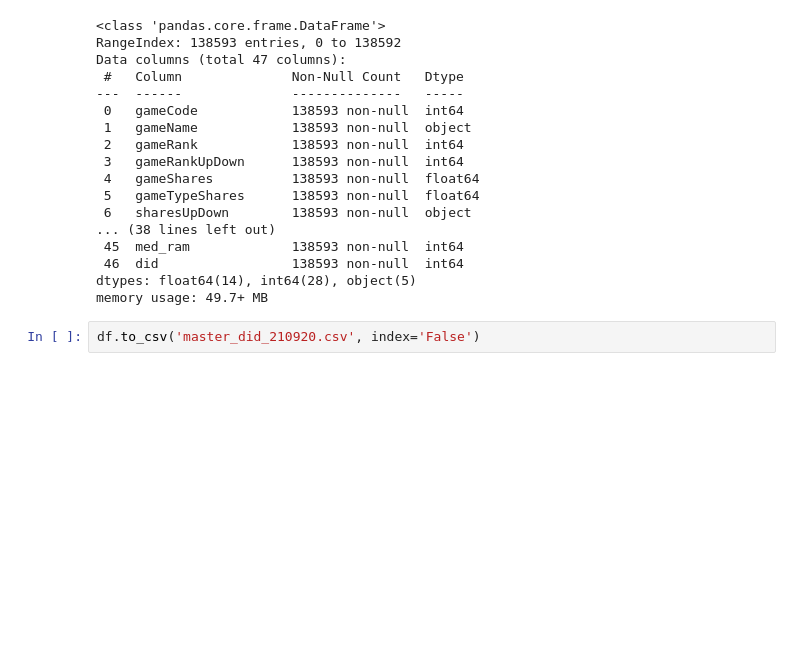
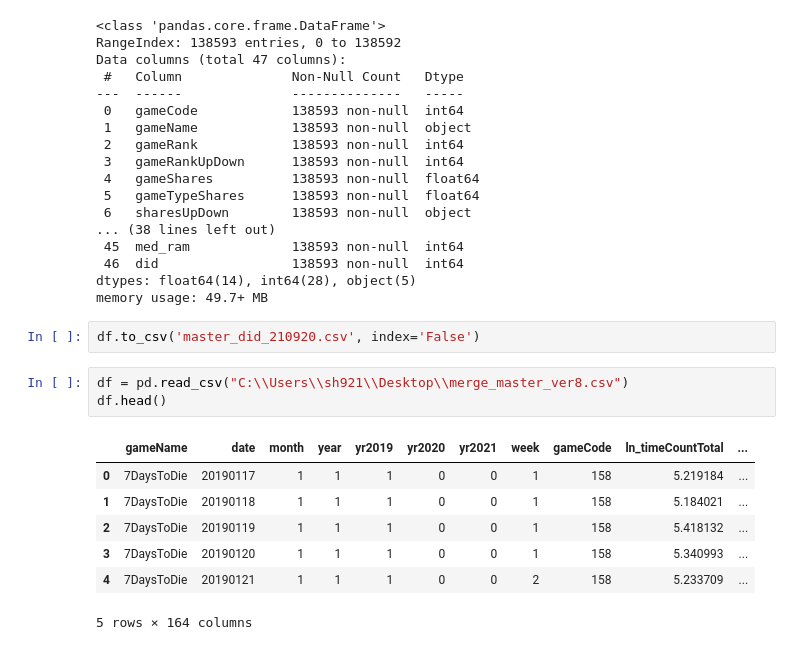
Before and after one commit to suhyeonnnnn/TopicModeling, a Jupyter notebook: Preprocessing.ipynb, the cells around one changed output. Cells and saved outputs as stored; diff of their text form; blank space fills up the shorter version.

```diff
--- a/Preprocessing.ipynb
+++ b/Preprocessing.ipynb
@@ -1288,3 +1288,14 @@ dtypes: float64(14), int64(28), object(5)
 memory usage: 49.7+ MB
 # %%
 df.to_csv('master_did_210920.csv', index='False')
+# %%
+df = pd.read_csv("C:\\Users\\sh921\\Desktop\\merge_master_ver8.csv")
+df.head()
+# %% [output]
+|  | gameName | date | month | year | yr2019 | yr2020 | yr2021 | week | gameCode | ln_timeCountTotal | ... |
+| 0 | 7DaysToDie | 20190117 | 1 | 1 | 1 | 0 | 0 | 1 | 158 | 5.219184 | ... |
+| 1 | 7DaysToDie | 20190118 | 1 | 1 | 1 | 0 | 0 | 1 | 158 | 5.184021 | ... |
+| 2 | 7DaysToDie | 20190119 | 1 | 1 | 1 | 0 | 0 | 1 | 158 | 5.418132 | ... |
+| 3 | 7DaysToDie | 20190120 | 1 | 1 | 1 | 0 | 0 | 1 | 158 | 5.340993 | ... |
+| 4 | 7DaysToDie | 20190121 | 1 | 1 | 1 | 0 | 0 | 2 | 158 | 5.233709 | ... |
+5 rows × 164 columns
```
Also changed, not shown: parts of 5 cells of this notebook, 1 other file.
